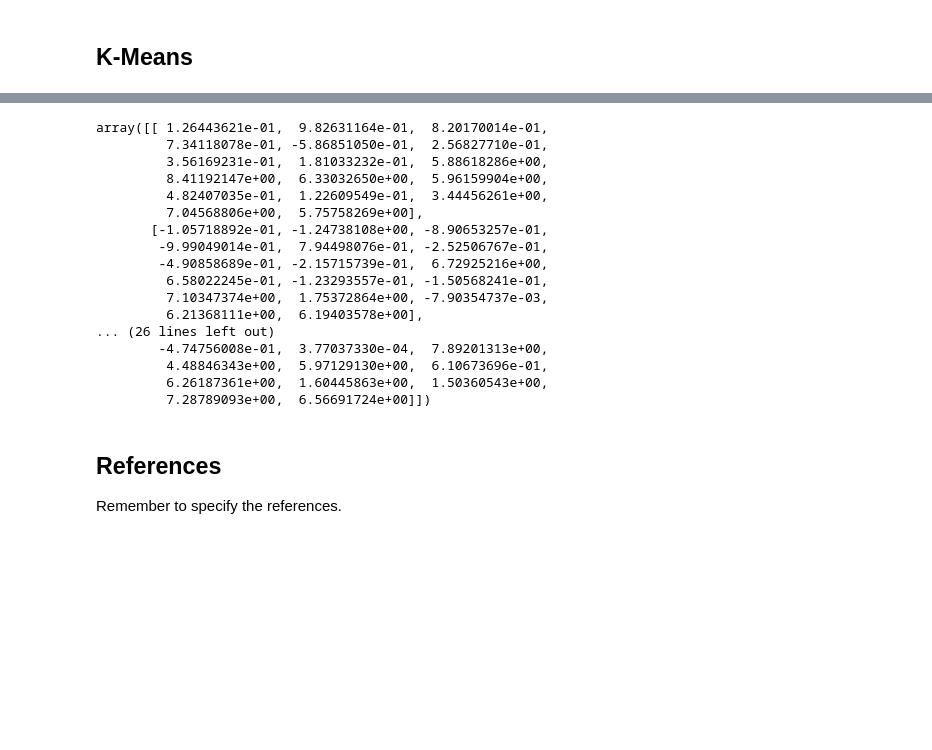
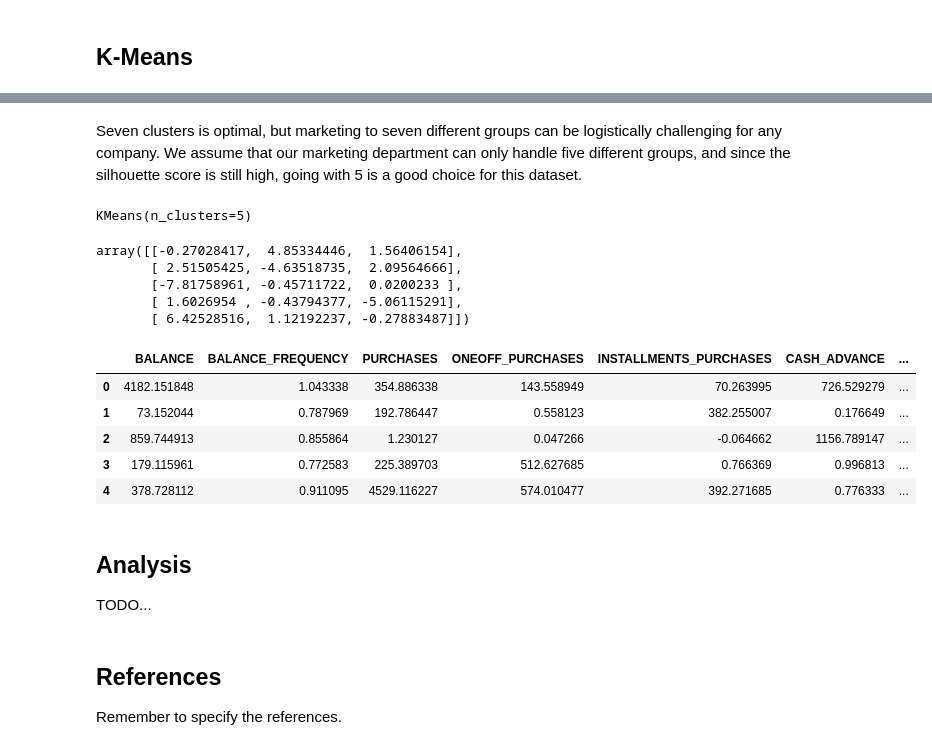
Before and after one commit to jdn5126/CommunitySegmentation, a Jupyter notebook: CreditCardClustering.ipynb, the cells around one changed output, grey strips where cells are left out. Cells and saved outputs as stored; diff of their text form; code cells hidden in the pictures; blank space fills up the shorter version.

```diff
--- a/CreditCardClustering.ipynb
+++ b/CreditCardClustering.ipynb
@@ -266,23 +250,0 @@ array([[ 6.46223298,  1.01235363, -0.32259097],
-# %%
-# ColumnTransformer has no inverse transform...
-inverse_array = pd.DataFrame(pca.inverse_transform(kmeans.cluster_centers_), columns=df.columns)
-for feature in log_scale:
-    inverse_array[feature] = np.exp
-# %% [output]
-array([[ 1.26443621e-01,  9.82631164e-01,  8.20170014e-01,
-         7.34118078e-01, -5.86851050e-01,  2.56827710e-01,
-         3.56169231e-01,  1.81033232e-01,  5.88618286e+00,
-         8.41192147e+00,  6.33032650e+00,  5.96159904e+00,
-         4.82407035e-01,  1.22609549e-01,  3.44456261e+00,
-         7.04568806e+00,  5.75758269e+00],
-       [-1.05718892e-01, -1.24738108e+00, -8.90653257e-01,
-        -9.99049014e-01,  7.94498076e-01, -2.52506767e-01,
-        -4.90858689e-01, -2.15715739e-01,  6.72925216e+00,
-         6.58022245e-01, -1.23293557e-01, -1.50568241e-01,
-         7.10347374e+00,  1.75372864e+00, -7.90354737e-03,
-         6.21368111e+00,  6.19403578e+00],
-... (26 lines left out)
-        -4.74756008e-01,  3.77037330e-04,  7.89201313e+00,
-         4.48846343e+00,  5.97129130e+00,  6.10673696e-01,
-         6.26187361e+00,  1.60445863e+00,  1.50360543e+00,
-         7.28789093e+00,  6.56691724e+00]])
@@ -292,4 +251,38 @@ inverse_center_df
-# %% [markdown]
-## References
-
-Remember to specify the references.
+# %% [markdown]
+Seven clusters is optimal, but marketing to seven different groups can be logistically challenging for any company. We assume that our marketing department can only handle five different groups, and since the silhouette score is still high, going with 5 is a good choice for this dataset.
+# %%
+kmeans = KMeans(n_clusters=5)
+kmeans.fit(X_pca)
+# %% [output]
+KMeans(n_clusters=5)
+# %%
+kmeans.cluster_centers_
+# %% [output]
+array([[-0.27028417,  4.85334446,  1.56406154],
+       [ 2.51505425, -4.63518735,  2.09564666],
+       [-7.81758961, -0.45711722,  0.0200233 ],
+       [ 1.6026954 , -0.43794377, -5.06115291],
+       [ 6.42528516,  1.12192237, -0.27883487]])
+# %%
+# Inverse transform
+inverse_array = pd.DataFrame(pca.inverse_transform(kmeans.cluster_centers_), columns=df.columns)
+for feature in log_scale:
+    inverse_array[feature] = np.expm1(inverse_array[feature])
+for feature in standard_scale:
+    inverse_array[feature] = (df[feature].std() * inverse_array[feature]) + df[feature].mean()
+inverse_array
+# %% [output]
+|  | BALANCE | BALANCE_FREQUENCY | PURCHASES | ONEOFF_PURCHASES | INSTALLMENTS_PURCHASES | CASH_ADVANCE | ... |
+| 0 | 4182.151848 | 1.043338 | 354.886338 | 143.558949 | 70.263995 | 726.529279 | ... |
+| 1 | 73.152044 | 0.787969 | 192.786447 | 0.558123 | 382.255007 | 0.176649 | ... |
+| 2 | 859.744913 | 0.855864 | 1.230127 | 0.047266 | -0.064662 | 1156.789147 | ... |
+| 3 | 179.115961 | 0.772583 | 225.389703 | 512.627685 | 0.766369 | 0.996813 | ... |
+| 4 | 378.728112 | 0.911095 | 4529.116227 | 574.010477 | 392.271685 | 0.776333 | ... |
+# %% [markdown]
+## Analysis
+
+TODO...
+# %% [markdown]
+## References
+
+Remember to specify the references.
```
Also changed, not shown: parts of 29 cells of this notebook, 1 other file.
